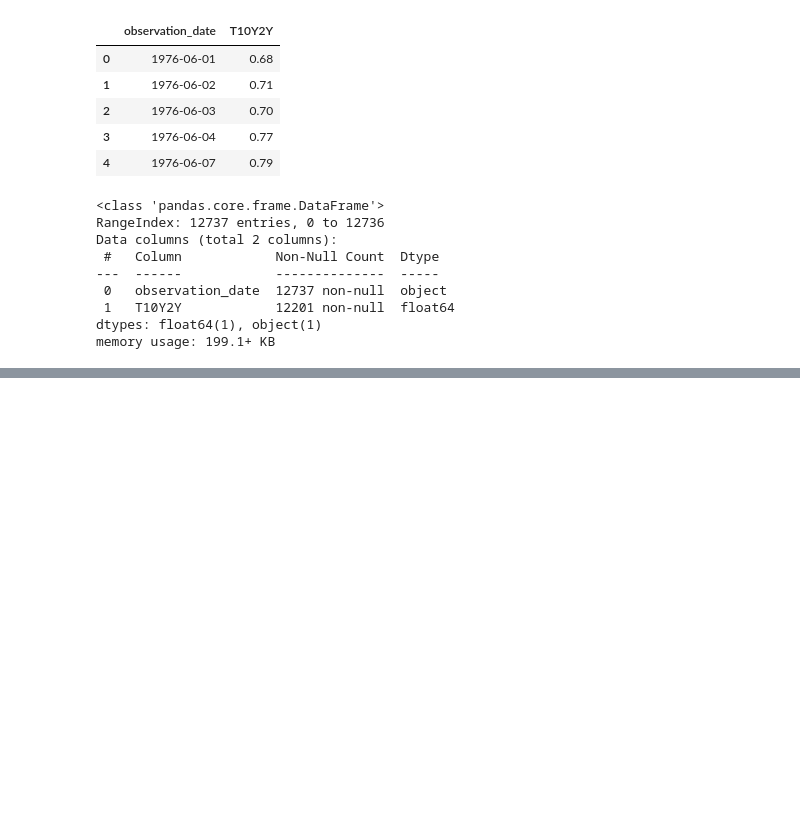
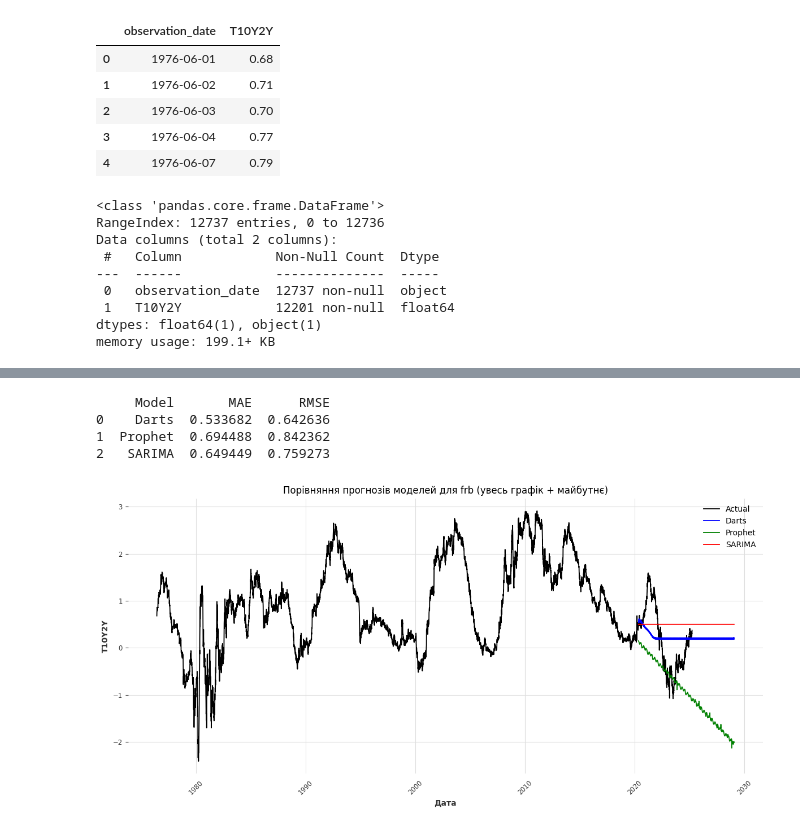
Before and after one commit to AlexKostjuk/dz_17, a Jupyter notebook: dz_17.ipynb, the cells around one changed output, grey strips where cells are left out. Cells and saved outputs as stored; diff of their text form; code cells hidden in the pictures; blank space fills up the shorter version.

```diff
--- a/dz_17.ipynb
+++ b/dz_17.ipynb
@@ -130,0 +391,17 @@ plt.show()
+# %%
+# --- Модель 3: SARIMA (з auto_arima) ---
+sarima_model = auto_arima(
+    train_frb['T10Y2Y'],
+    seasonal=True,
+    m=5,
+    stepwise=True,
+    trace=True
+)
+
+# Прогноз на тестову вибірку + майбутнє
+sarima_pred = sarima_model.predict(n_periods=len(test_frb) + future_period)
+sarima_pred_values = sarima_pred.values
+sarima_pred_test = sarima_pred_values[:len(test_frb)]  # Для оцінки на тестовій вибірці
+sarima_pred_future = sarima_pred_values[len(test_frb):]  # Для майбутнього
+sarima_pred_test = np.nan_to_num(sarima_pred_test, nan=train_frb['T10Y2Y'].mean())
+sarima_pred_future = np.nan_to_num(sarima_pred_future, nan=train_frb['T10Y2Y'].mean())
@@ -130,0 +461,34 @@ plt.show()
+# %%
+# Виводимо результати
+results_frb = pd.DataFrame(metrics)
+print(results_frb)
+# %% [output]
+     Model       MAE      RMSE
+0    Darts  0.533682  0.642636
+1  Prophet  0.694488  0.842362
+2   SARIMA  0.649449  0.759273
+# %%
+# Візуалізація (увесь графік + прогноз у майбутнє)
+all_dates = pd.concat([pd.Series(frb['observation_date']), pd.Series(future_dates)]).reset_index(drop=True)
+actual_all = frb['T10Y2Y'].values  # Усі реальні дані (тренувальні + тестові)
+
+# Прогнози для тестової частини та майбутнього
+darts_full_pred = np.concatenate([np.full(len(train_frb), np.nan), darts_pred_test, darts_pred_future])
+prophet_full_pred = np.concatenate([np.full(len(train_frb), np.nan), prophet_pred_test, prophet_pred_future])
+sarima_full_pred = np.concatenate([np.full(len(train_frb), np.nan), sarima_pred_test, sarima_pred_future])
+
+plt.figure(figsize=(12, 6))
+plt.plot(all_dates[:len(actual_all)], actual_all, label='Actual', color='black')
+plt.plot(all_dates, darts_full_pred, label='Darts', color='blue')
+plt.plot(all_dates, prophet_full_pred, label='Prophet', color='green')
+plt.plot(all_dates, sarima_full_pred, label='SARIMA', color='red')
+# plt.axvline(x=last_date, color='gray', linestyle='--', label='End of Actual Data')
+plt.legend()
+plt.title('Порівняння прогнозів моделей для frb (увесь графік + майбутнє)')
+plt.xlabel('Дата')
+plt.ylabel('T10Y2Y')
+plt.xticks(rotation=45)
+plt.tight_layout()
+plt.show()
+# %% [output]
+[figure, added]
```
Also changed, not shown: parts of 24 cells of this notebook.
